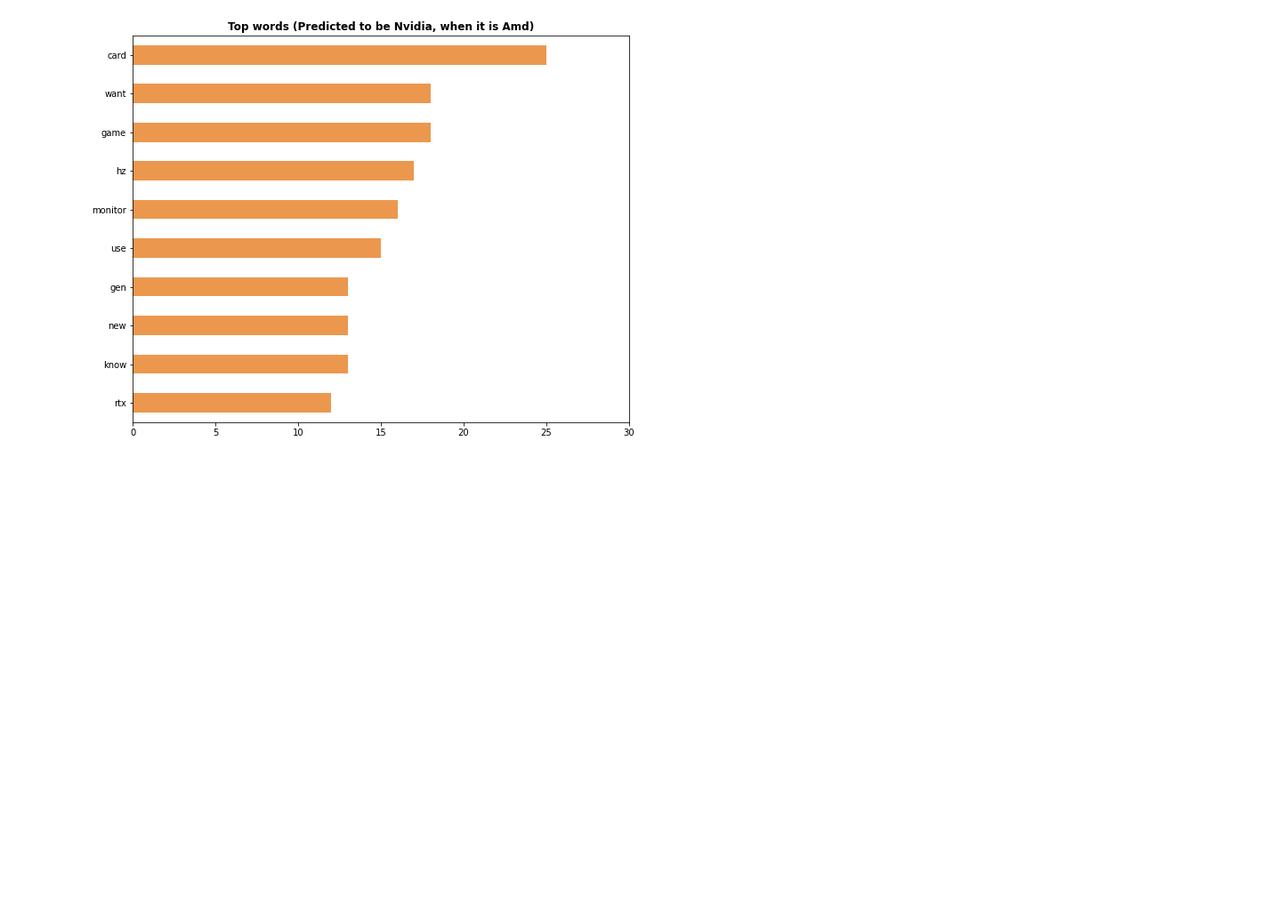
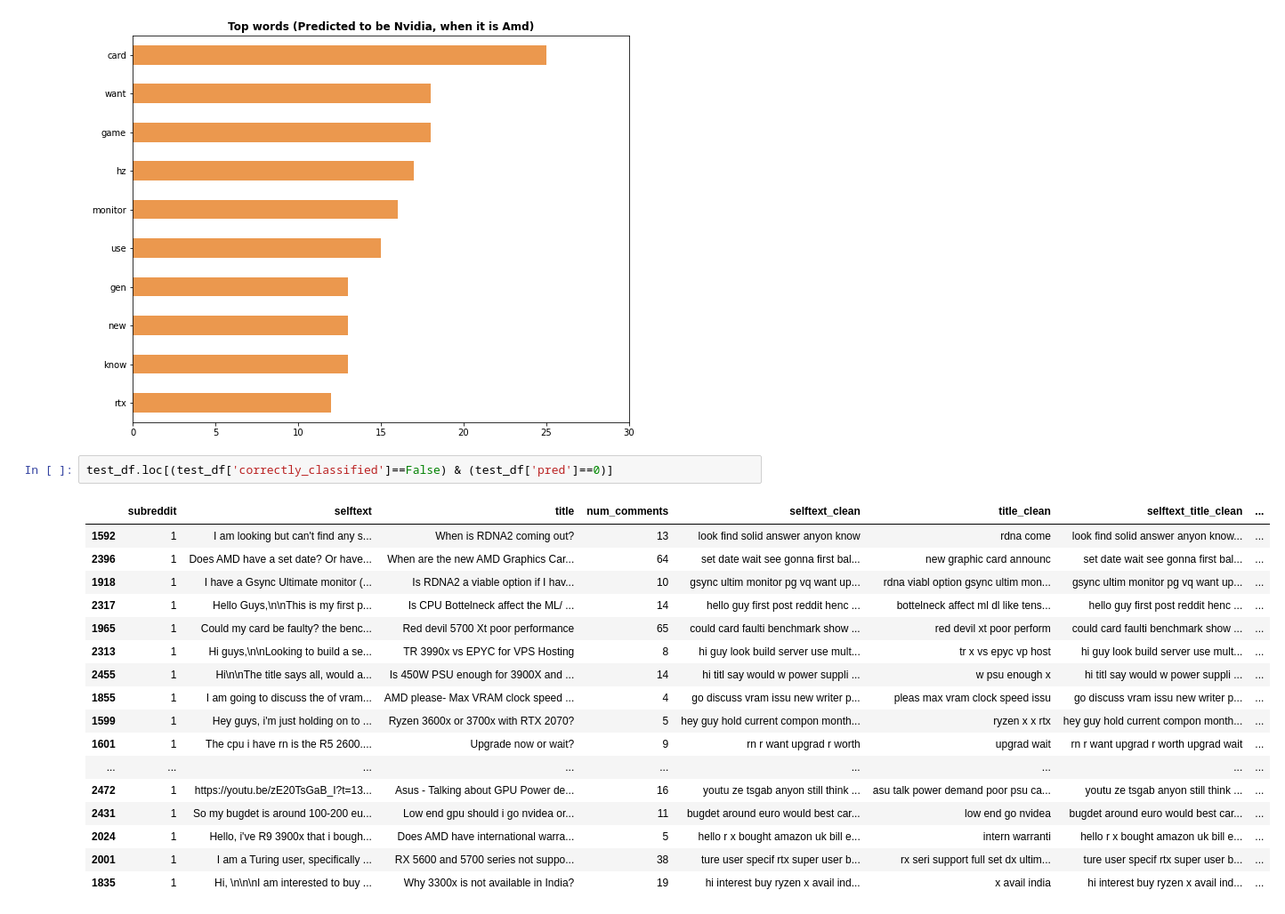
Before and after one commit to anshudatascience/dsi_projects, a Jupyter notebook: project_3/code/Modelling_Conclusion.ipynb, the cells around one changed output. Shown at 89% size. Drawn from its saved outputs; the diff is of its cells as text; blank space fills up the shorter version.

```diff
--- a/project_3/code/Modelling_Conclusion.ipynb
+++ b/project_3/code/Modelling_Conclusion.ipynb
@@ -587,3 +586,23 @@ test_df[test_df['correctly_classified']==False].loc[1016]['selftext']
 barplot_cvec(pred=0, title='Top words (Predicted to be Nvidia, when it is Amd)', color='#EB984E')
 # %% [output]
 [figure]
+# %%
+test_df.loc[(test_df['correctly_classified']==False) & (test_df['pred']==0)]
+# %% [output]
+|  | subreddit | selftext | title | num_comments | selftext_clean | title_clean | selftext_title_clean | ... |
+| 1592 | 1 | I am looking but can't find any s... | When is RDNA2 coming out? | 13 | look find solid answer anyon know | rdna come | look find solid answer anyon know... | ... |
+| 2396 | 1 | Does AMD have a set date? Or have... | When are the new AMD Graphics Car... | 64 | set date wait see gonna first bal... | new graphic card announc | set date wait see gonna first bal... | ... |
+| 1918 | 1 | I have a Gsync Ultimate monitor (... | Is RDNA2 a viable option if I hav... | 10 | gsync ultim monitor pg vq want up... | rdna viabl option gsync ultim mon... | gsync ultim monitor pg vq want up... | ... |
+| 2317 | 1 | Hello Guys,\n\nThis is my first p... | Is CPU Bottelneck affect the ML/ ... | 14 | hello guy first post reddit henc ... | bottelneck affect ml dl like tens... | hello guy first post reddit henc ... | ... |
+| 1965 | 1 | Could my card be faulty? the benc... | Red devil 5700 Xt poor performance | 65 | could card faulti benchmark show ... | red devil xt poor perform | could card faulti benchmark show ... | ... |
+| 2313 | 1 | Hi guys,\n\nLooking to build a se... | TR 3990x vs EPYC for VPS Hosting | 8 | hi guy look build server use mult... | tr x vs epyc vp host | hi guy look build server use mult... | ... |
+| 2455 | 1 | Hi\n\nThe title says all, would a... | Is 450W PSU enough for 3900X and ... | 14 | hi titl say would w power suppli ... | w psu enough x | hi titl say would w power suppli ... | ... |
+| 1855 | 1 | I am going to discuss the of vram... | AMD please- Max VRAM clock speed ... | 4 | go discuss vram issu new writer p... | pleas max vram clock speed issu | go discuss vram issu new writer p... | ... |
+| 1599 | 1 | Hey guys, i'm just holding on to ... | Ryzen 3600x or 3700x with RTX 2070? | 5 | hey guy hold current compon month... | ryzen x x rtx | hey guy hold current compon month... | ... |
+| 1601 | 1 | The cpu i have rn is the R5 2600.... | Upgrade now or wait? | 9 | rn r want upgrad r worth | upgrad wait | rn r want upgrad r worth upgrad wait | ... |
+| ... | ... | ... | ... | ... | ... | ... | ... | ... |
+| 2472 | 1 | https://youtu.be/zE20TsGaB_I?t=13... | Asus - Talking about GPU Power de... | 16 | youtu ze tsgab anyon still think ... | asu talk power demand poor psu ca... | youtu ze tsgab anyon still think ... | ... |
+| 2431 | 1 | So my bugdet is around 100-200 eu... | Low end gpu should i go nvidea or... | 11 | bugdet around euro would best car... | low end go nvidea | bugdet around euro would best car... | ... |
+| 2024 | 1 | Hello, i've R9 3900x that i bough... | Does AMD have international warra... | 5 | hello r x bought amazon uk bill e... | intern warranti | hello r x bought amazon uk bill e... | ... |
+| 2001 | 1 | I am a Turing user, specifically ... | RX 5600 and 5700 series not suppo... | 38 | ture user specif rtx super user b... | rx seri support full set dx ultim... | ture user specif rtx super user b... | ... |
+| 1835 | 1 | Hi, \n\n\nI am interested to buy ... | Why 3300x is not available in India? | 19 | hi interest buy ryzen x avail ind... | x avail india | hi interest buy ryzen x avail ind... | ... |
```
Also changed, not shown: parts of 9 cells of this notebook, 1 other file.
